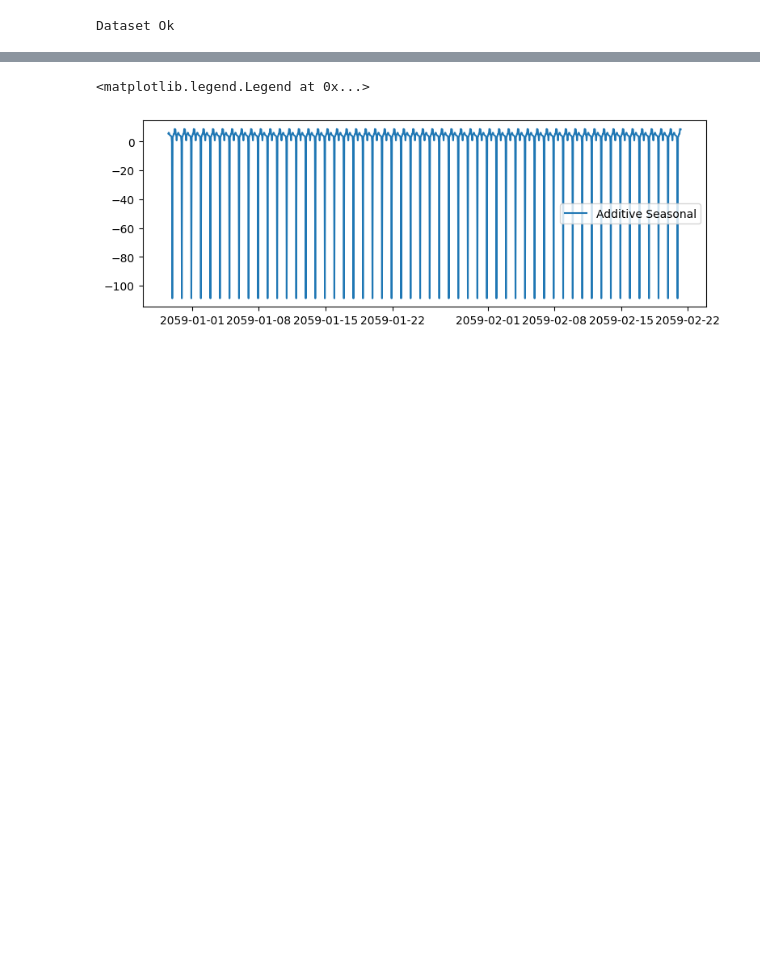
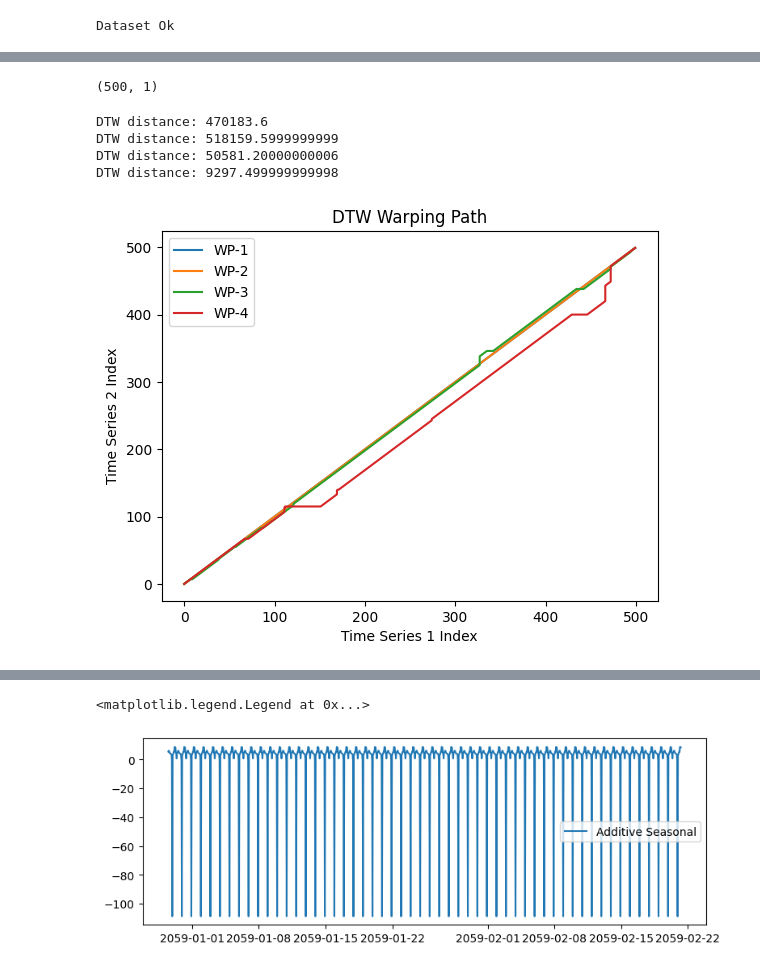
Before and after one commit to owuordickson/t-graank, a Jupyter notebook: analysis/timeseries_analysis.ipynb, the cells around one changed output, grey strips where cells are left out. Saved outputs shown, nothing was run; the diff lists cells and outputs as text; code cells hidden in the pictures; blank space fills up the shorter version.

```diff
--- a/analysis/timeseries_analysis.ipynb
+++ b/analysis/timeseries_analysis.ipynb
@@ -195,3 +129,34 @@ ts_4 = pd.Series(new_data[1:, 8], index=datetime_index)  # NO2(GT)
+# %%
+new_data[1:, 1].reshape(-1, 1).shape
+# %% [output]
+(500, 1)
+# %%
+distance1, path1 = fastdtw(new_data[1:, 1].reshape(-1, 1), new_data[1:, 5].reshape(-1, 1), dist=euclidean)
+distance2, path2 = fastdtw(new_data[1:, 1].reshape(-1, 1), new_data[1:, 7].reshape(-1, 1), dist=euclidean)
+distance3, path3 = fastdtw(new_data[1:, 1].reshape(-1, 1), new_data[1:, 8].reshape(-1, 1), dist=euclidean)
+distance4, path4 = fastdtw(new_data[1:, 1].reshape(-1, 1), new_data[1:, 11].reshape(-1, 1), dist=euclidean)
+
+print(f"DTW distance: {distance1}")
+print(f"DTW distance: {distance2}")
+print(f"DTW distance: {distance3}")
+print(f"DTW distance: {distance4}")
+
+plt.plot([p[0] for p in path1], [p[1] for p in path1], '-', label="WP-1")
+plt.plot([p[0] for p in path2], [p[1] for p in path2], '-', label="WP-2")
+plt.plot([p[0] for p in path3], [p[1] for p in path3], '-', label="WP-3")
+plt.plot([p[0] for p in path4], [p[1] for p in path4], '-', label="WP-4")
+
+plt.xlabel('Time Series 1 Index')
+plt.ylabel('Time Series 2 Index')
+plt.title('DTW Warping Path')
+plt.legend()
+plt.show()
+# %% [output]
+DTW distance: 470183.6
+DTW distance: 518159.5999999999
+DTW distance: 50581.20000000006
+DTW distance: 9297.499999999998
+[figure, added]
 # %%
 
 plt.figure(figsize=(12, 3))
```
Also changed, not shown: parts of 19 cells of this notebook, 7 other files.
